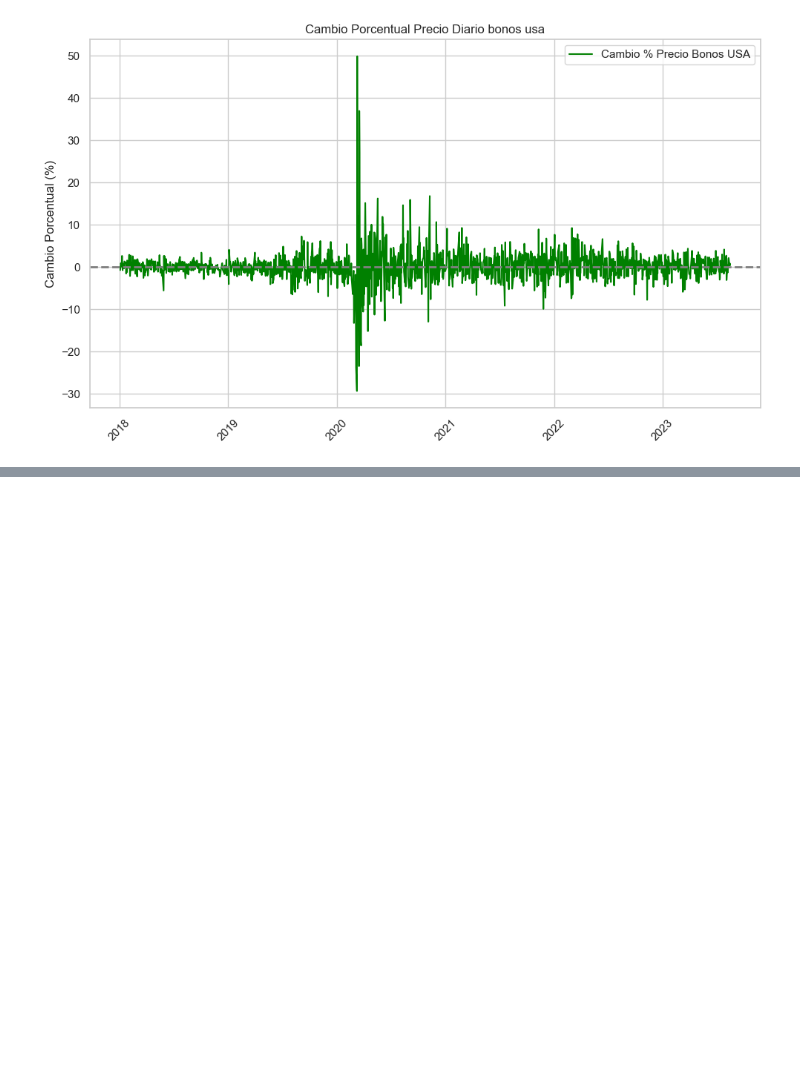
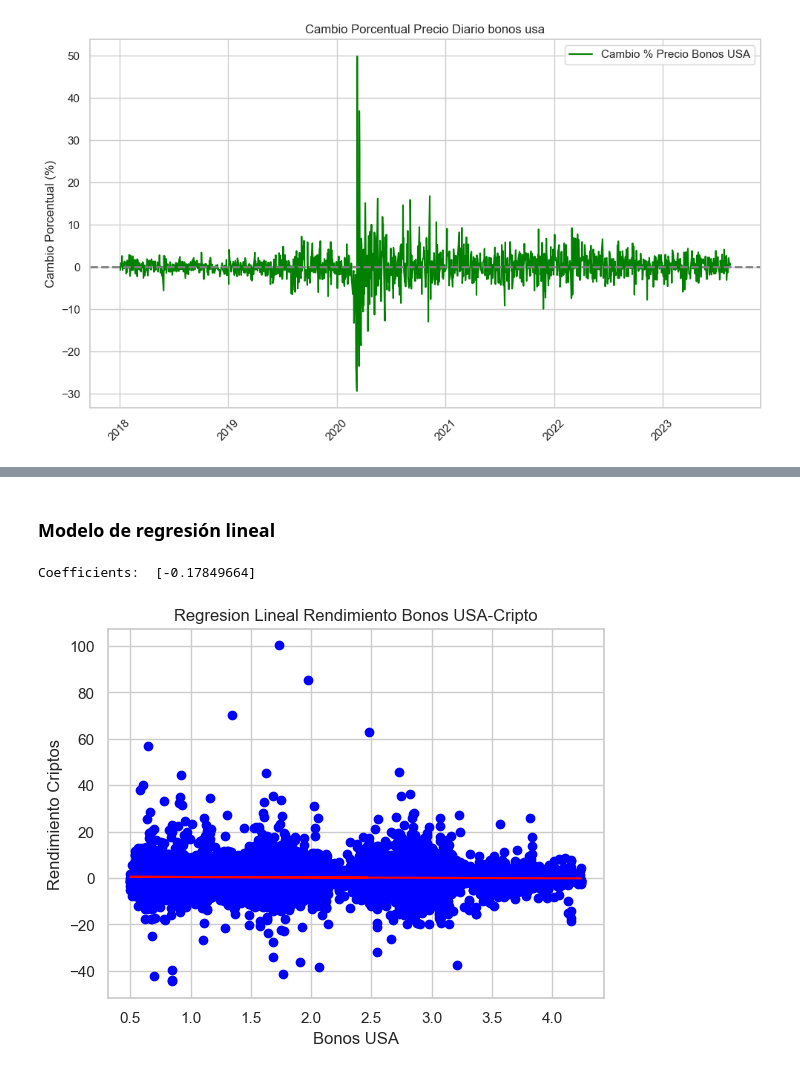
Before and after one commit to sabas4rc/PI_DA, a Jupyter notebook: Notebook/eda.ipynb, the cells around one changed output, grey strips where cells are left out. Drawn from its saved outputs; the diff is of its cells as text; code cells hidden in the pictures; blank space fills up the shorter version.

```diff
--- a/Notebook/eda.ipynb
+++ b/Notebook/eda.ipynb
@@ -743,0 +757,15 @@ df_total.set_index('fecha', inplace=True)
+# %%
+# Cálculo del rendimiento
+df_spread = df_spread.sort_values('fecha')
+
+# Crear un nuevo DataFrame para el cálculo del rendimiento
+df_spread_ml = pd.DataFrame()
+
+# Agrupar los datos por nombre de criptomoneda y calcular el rendimiento
+for crypto_name in df_spread['nombre'].unique():
+    crypto_data = df_spread[df_spread['nombre'] == crypto_name].copy()  # Hacer una copia
+    crypto_data['rendimiento'] = (crypto_data['close'] - crypto_data['open']) / crypto_data['open'] * 100
+    df_spread_ml = pd.concat([df_spread_ml, crypto_data])
+
+# Visualizar el DataFrame con los retornos calculados
+print(df_spread_ml)
@@ -743,0 +808,2 @@ df_total.set_index('fecha', inplace=True)
+# %%
+combined_data = pd.merge(df_bonos_usa, df_spread_ml, on='fecha')
@@ -743,0 +839,29 @@ df_total.set_index('fecha', inplace=True)
+# %% [markdown]
+### Modelo de regresión lineal
+# %%
+
+from sklearn.linear_model import LinearRegression
+
+# Create the features and target variables
+features = combined_data[['close_x']]
+target = combined_data['rendimiento']
+
+# Create the linear regression model
+model = LinearRegression()
+
+# Fit the model to the data
+model.fit(features, target)
+
+# Print the model coefficients
+print('Coefficients: ', model.coef_)
+
+# Plot the data and the fitted line
+plt.scatter(features['close_x'], target)
+plt.plot(features['close_x'], model.predict(features), color='red')
+plt.xlabel('Bonos USA')
+plt.ylabel('Rendimiento Criptos')
+plt.title('Regresion Lineal Rendimiento Bonos USA-Cripto')
+plt.show()
+# %% [output]
+Coefficients:  [-0.17849664]
+[figure, added]
```
Also changed, not shown: parts of 15 cells of this notebook, 2 other files.
